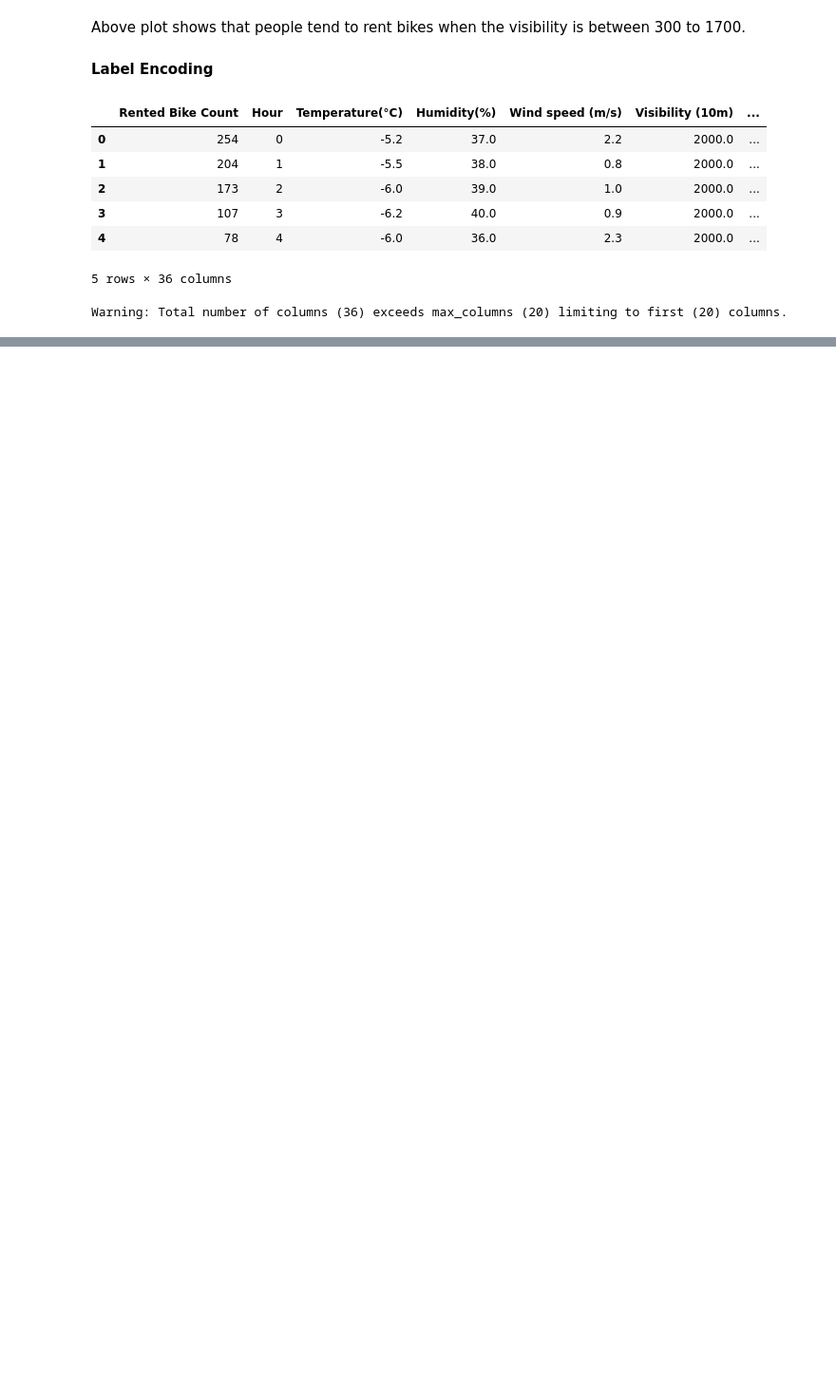
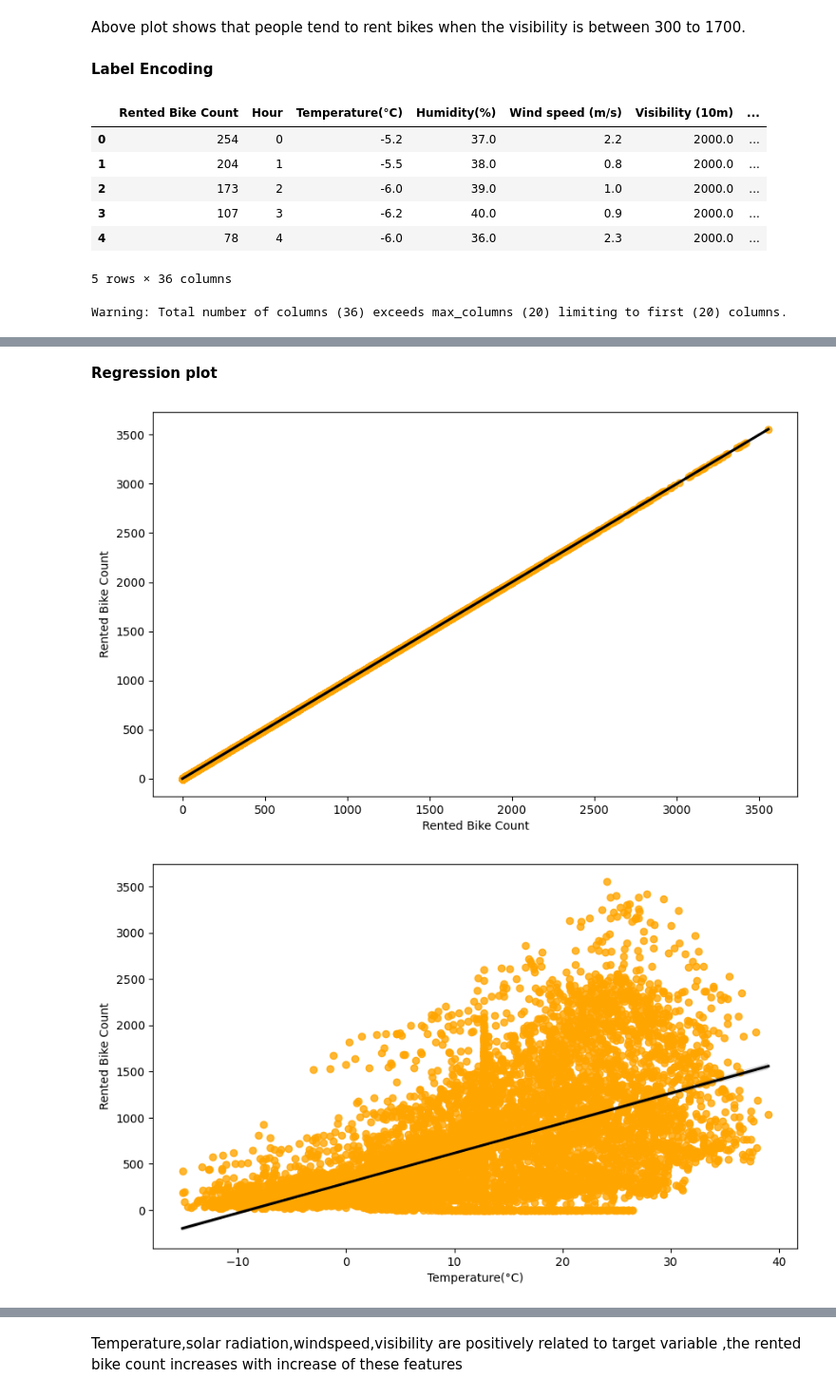
Before and after one commit to kanakpriyatiwari/Bike-Sharing-Demand-Prediction, a Jupyter notebook: Bike_Sharing_Demand_Prediction.ipynb, the cells around one changed output, grey strips where cells are left out. Shown at 95% size. Cells and saved outputs as stored; diff of their text form; code cells hidden in the pictures; blank space fills up the shorter version.

```diff
--- a/Bike_Sharing_Demand_Prediction.ipynb
+++ b/Bike_Sharing_Demand_Prediction.ipynb
@@ -551,0 +591,14 @@ df.drop(['Seasons','Holiday','Functioning Day','week','month'],axis=1,inplace=Tr
+# %%
+df=df.drop(['Rainfall(mm)','Snowfall (cm)'],axis=1)
+# %% [markdown]
+**Regression plot**
+# %%
+numerical_columns=['Rented Bike Count','Temperature(°C)','Humidity(%)',	'Wind speed (m/s)',	'Visibility (10m)',	'Solar Radiation (MJ/m2)'	]
+# %%
+#printing the regression plot for all the numerical features
+for col in numerical_columns:
+  fig,ax=plt.subplots(figsize=(10,6))
+  sns.regplot(x=df[col],y=df['Rented Bike Count'],scatter_kws={"color": 'orange'}, line_kws={"color": "black"})
+# %% [output]
+[figure, added]
+[figure, added]
@@ -551,0 +609,2 @@ df.drop(['Seasons','Holiday','Functioning Day','week','month'],axis=1,inplace=Tr
+# %% [markdown]
+Temperature,solar radiation,windspeed,visibility  are positively related to target variable ,the rented bike count increases with increase of these features
```
Also changed, not shown: parts of 3 cells of this notebook.
